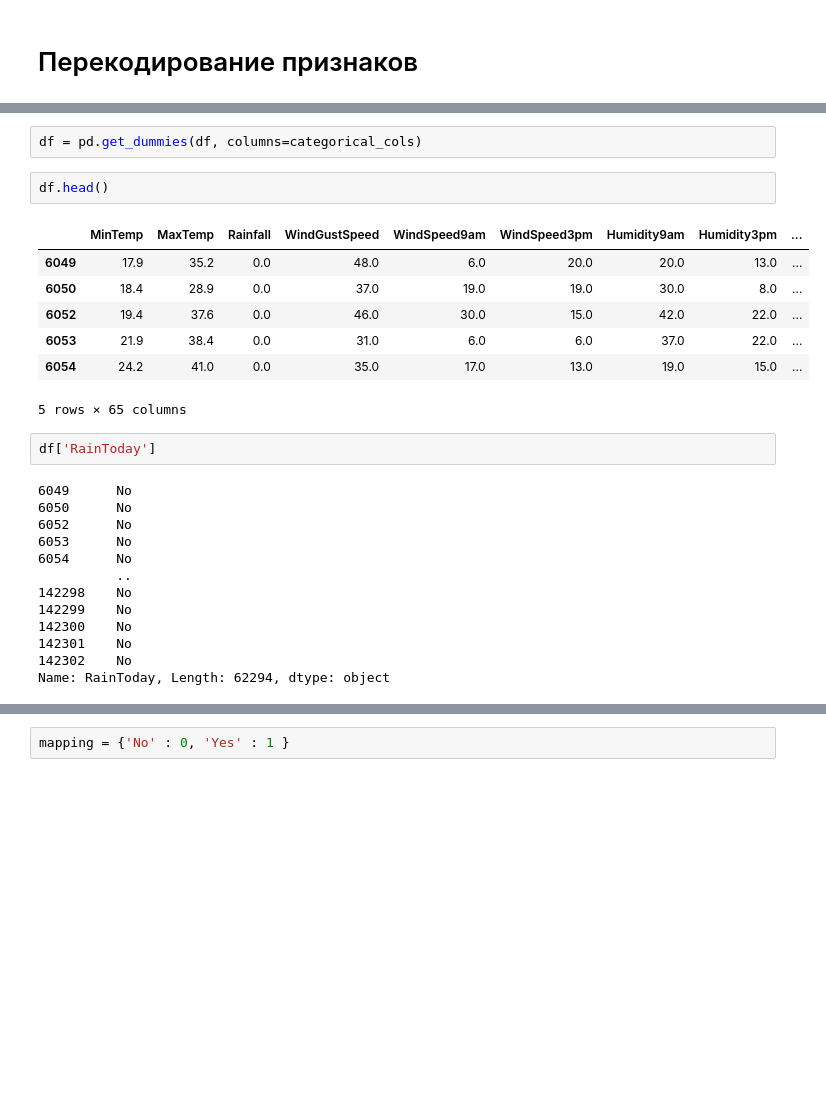
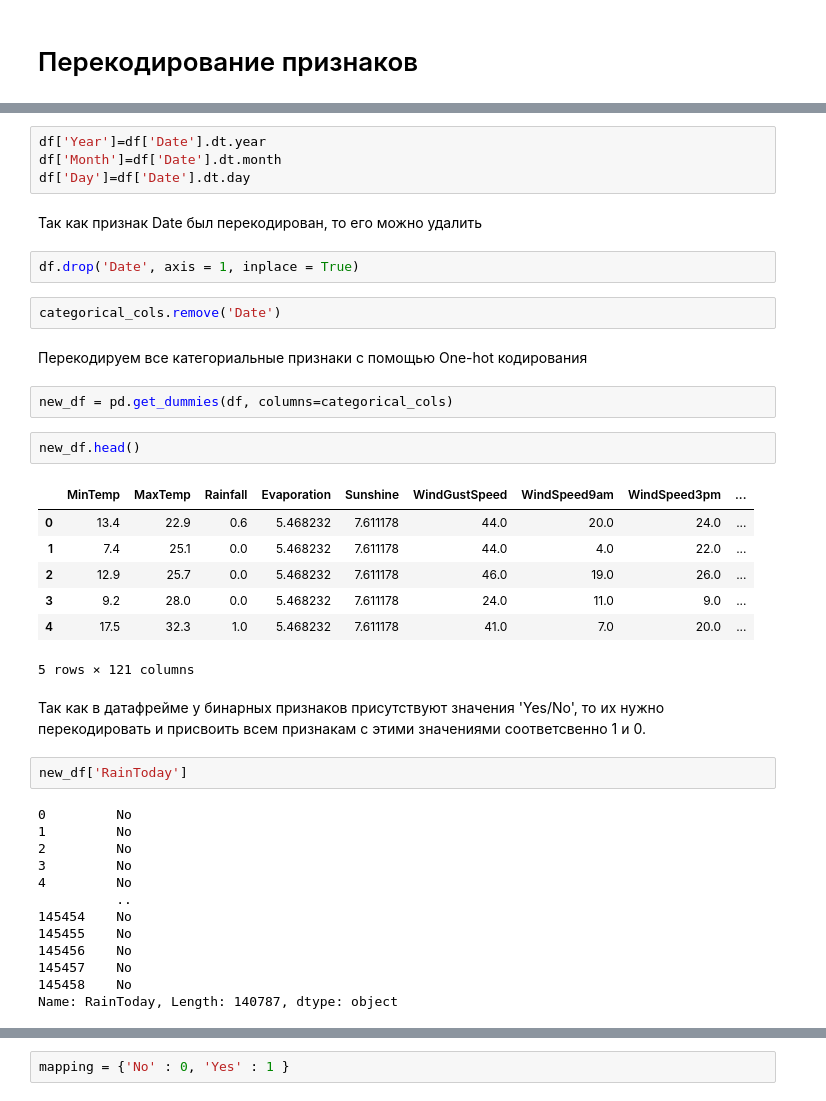
Before and after one commit to Neoxenr/machine-learning, a Jupyter notebook: notebooks/1_preprocessing_and_visualization_weather.ipynb, the cells around one changed output, grey strips where cells are left out. Drawn from its saved outputs; the diff is of its cells as text; blank space fills up the shorter version.

```diff
--- a/notebooks/1_preprocessing_and_visualization_weather.ipynb
+++ b/notebooks/1_preprocessing_and_visualization_weather.ipynb
@@ -146,28 +180,42 @@ df = df.drop(columns=['Sunshine','Evaporation','Cloud3pm','Cloud9am','Location'
+# %%
+df['Year']=df['Date'].dt.year
+df['Month']=df['Date'].dt.month
+df['Day']=df['Date'].dt.day
+# %% [markdown]
+Так как признак Date был перекодирован, то его можно удалить
+# %%
+df.drop('Date', axis = 1, inplace = True)
+# %%
+categorical_cols.remove('Date')
+# %% [markdown]
+Перекодируем все категориальные признаки с помощью One-hot кодирования
 # %%
-df = pd.get_dummies(df, columns=categorical_cols)
+new_df = pd.get_dummies(df, columns=categorical_cols)
 # %%
-df.head()
+new_df.head()
 # %% [output]
-|  | MinTemp | MaxTemp | Rainfall | WindGustSpeed | WindSpeed9am | WindSpeed3pm | Humidity9am | Humidity3pm | ... |
-| 6049 | 17.9 | 35.2 | 0.0 | 48.0 | 6.0 | 20.0 | 20.0 | 13.0 | ... |
-| 6050 | 18.4 | 28.9 | 0.0 | 37.0 | 19.0 | 19.0 | 30.0 | 8.0 | ... |
-| 6052 | 19.4 | 37.6 | 0.0 | 46.0 | 30.0 | 15.0 | 42.0 | 22.0 | ... |
-| 6053 | 21.9 | 38.4 | 0.0 | 31.0 | 6.0 | 6.0 | 37.0 | 22.0 | ... |
-| 6054 | 24.2 | 41.0 | 0.0 | 35.0 | 17.0 | 13.0 | 19.0 | 15.0 | ... |
+|  | MinTemp | MaxTemp | Rainfall | Evaporation | Sunshine | WindGustSpeed | WindSpeed9am | WindSpeed3pm | ... |
+| 0 | 13.4 | 22.9 | 0.6 | 5.468232 | 7.611178 | 44.0 | 20.0 | 24.0 | ... |
+| 1 | 7.4 | 25.1 | 0.0 | 5.468232 | 7.611178 | 44.0 | 4.0 | 22.0 | ... |
+| 2 | 12.9 | 25.7 | 0.0 | 5.468232 | 7.611178 | 46.0 | 19.0 | 26.0 | ... |
+| 3 | 9.2 | 28.0 | 0.0 | 5.468232 | 7.611178 | 24.0 | 11.0 | 9.0 | ... |
+| 4 | 17.5 | 32.3 | 1.0 | 5.468232 | 7.611178 | 41.0 | 7.0 | 20.0 | ... |
-5 rows × 65 columns
+5 rows × 121 columns
+# %% [markdown]
+Так как в датафрейме у бинарных признаков присутствуют значения 'Yes/No', то их нужно перекодировать и присвоить всем признакам с этими значениями соответсвенно 1 и 0.
 # %%
-df['RainToday']
+new_df['RainToday']
 # %% [output]
-6049      No
-6050      No
-6052      No
-6053      No
-6054      No
+0         No
+1         No
+2         No
+3         No
+4         No
           ..
-142298    No
-142299    No
-142300    No
-142301    No
-142302    No
-Name: RainToday, Length: 62294, dtype: object
+145454    No
+145455    No
+145456    No
+145457    No
+145458    No
+Name: RainToday, Length: 140787, dtype: object
 # %%
```
Also changed, not shown: parts of 44 cells of this notebook, 4 other files.
